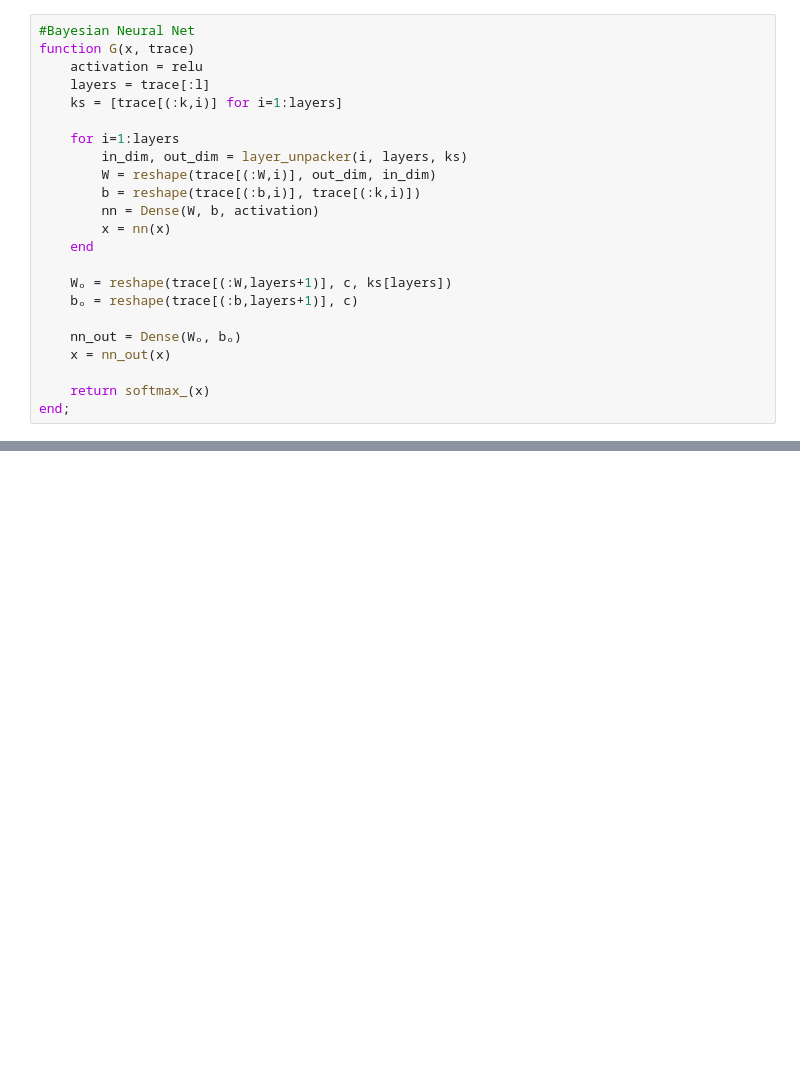
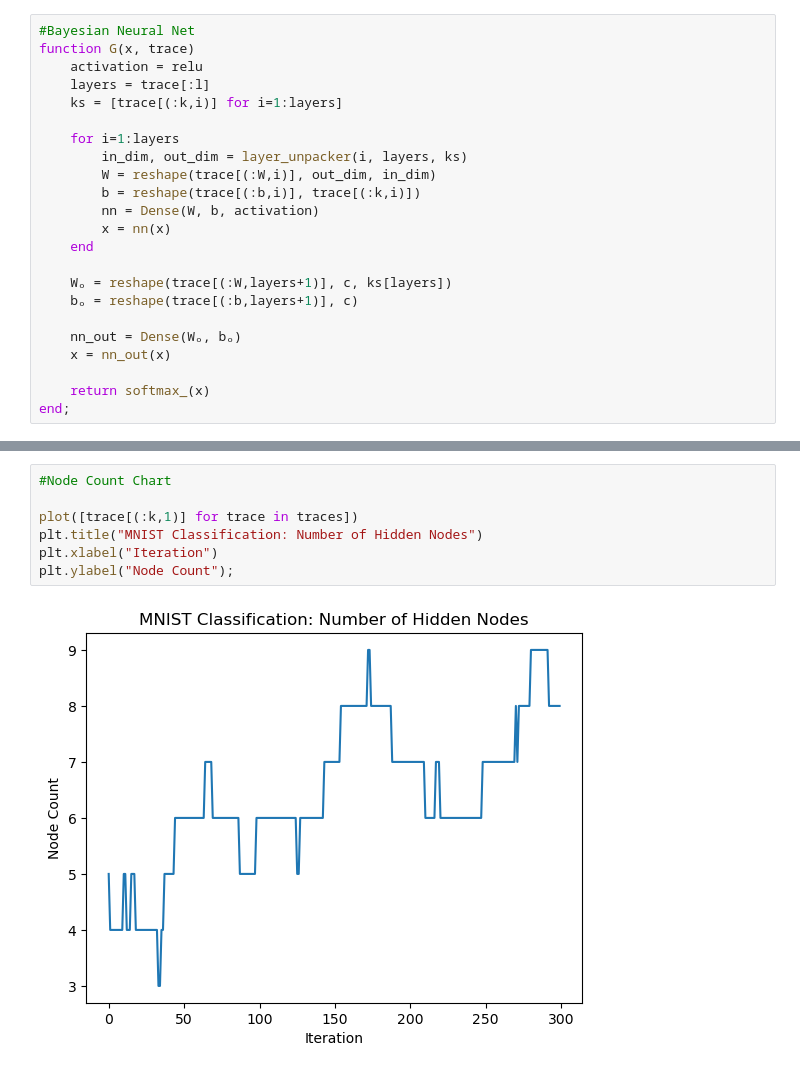
Before and after one commit to jberezow/OptDigits, a Jupyter notebook: Thesis-MNIST.ipynb, the cells around one changed output, grey strips where cells are left out. Saved outputs shown, nothing was run; the diff lists cells and outputs as text; blank space fills up the shorter version.

```diff
--- a/Thesis-MNIST.ipynb
+++ b/Thesis-MNIST.ipynb
@@ -663,3 +698,12 @@ plt.ylabel("Log Posterior");
+# %%
+#Node Count Chart
+
+plot([trace[(:k,1)] for trace in traces])
+plt.title("MNIST Classification: Number of Hidden Nodes")
+plt.xlabel("Iteration")
+plt.ylabel("Node Count");
+# %% [output]
+[figure, added]
 # %%
 #Plot Training Accuracy
 accs = []
```
Also changed, not shown: parts of 20 cells of this notebook, 1 other file.
